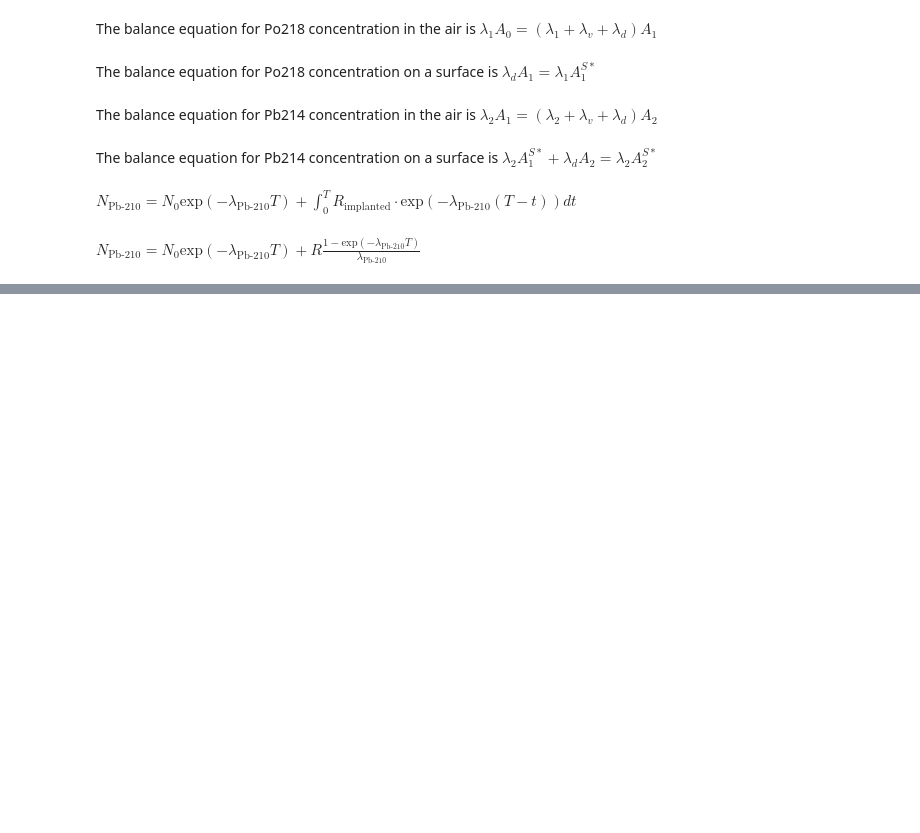
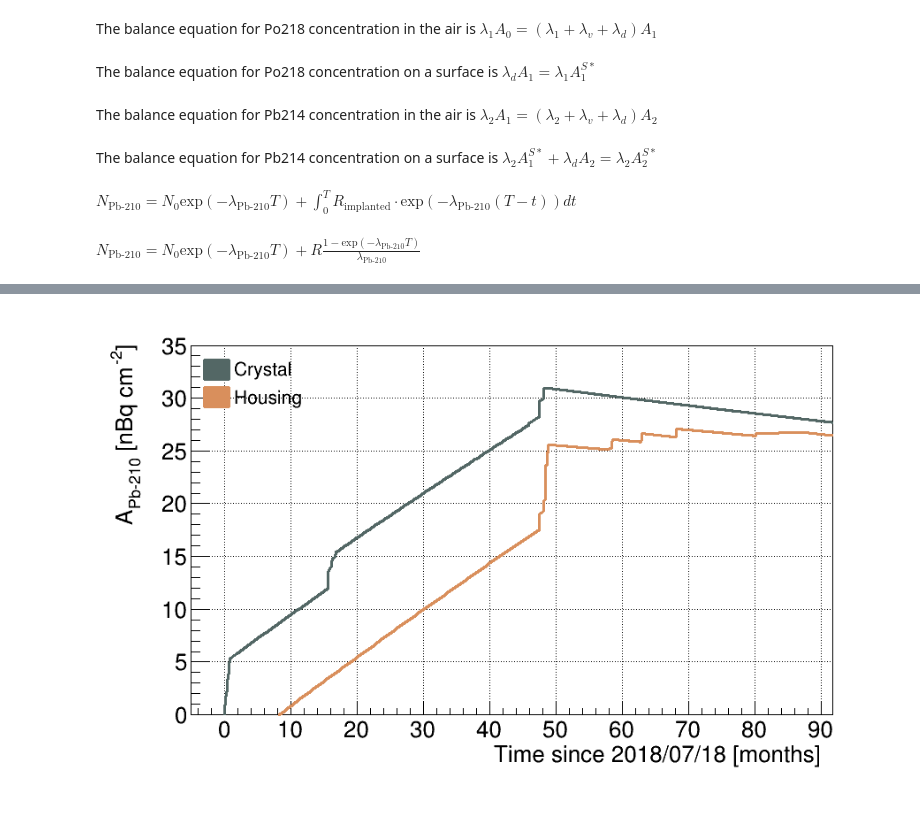
Before and after one commit to perry5334/CDMS, a Jupyter notebook: notebooks/BGM/Pb-210_implantation.ipynb, the cells around one changed output, grey strips where cells are left out. Cells and saved outputs as stored; diff of their text form; code cells hidden in the pictures; blank space fills up the shorter version.

```diff
--- a/notebooks/BGM/Pb-210_implantation.ipynb
+++ b/notebooks/BGM/Pb-210_implantation.ipynb
@@ -195,0 +67,2 @@ mapping = {"SUF Polishing (Tunnel A)":         {"A_0": 25,        "lambda_v": 19
+# %%
+end_date = "2026-03-06 00:00" # date up to which we would like to measure activity
@@ -357,0 +319,24 @@ Activity on detector surface is 5.4e-05 nBq/cm^2
+# %%
+plot = ROOplot(_width=900, _height=600, _xlabel=f'Time since {datetime.fromtimestamp(window_start).strftime("%Y/%m/%d")} [months]',
+               _ylabel="A_{Pb-210} [nBq cm^{-2}]", _leftMargin=0.12, _rightMargin=0.07,
+               _xlim=True, _xlow = -5, _xhigh=max(t_crystal),
+               _ylim=True, _ylow = 0, _yhigh = 35)
+color_crystal = ROOT.TColor.GetColor('#536765')
+color_housing = ROOT.TColor.GetColor('#D98F5C')
+plot.createScatter(t_crystal, Pb210_lambda.nominal_value * N_crystal * 1e9, color = color_crystal, width=3, label = 'Crystal')
+plot.createScatter(t_housing, Pb210_lambda.nominal_value * N_housing * 1e9, color = color_housing, width=3, label = 'Housing')
+
+graphs = plot.getGraphs()
+plot.draw("AL", "L ", grid=True)
+
+legend = ROOT.TLegend(0.13, 0.8, 0.5, 0.91)
+legend.SetBorderSize(0)
+legend.SetFillStyle(0)
+for g, label in graphs:
+    legend.AddEntry(g, label, "f")
+legend.SetTextSize(0.04)
+legend.SetEntrySeparation(0.01)
+legend.SetMargin(0.12)
+
+legend.Draw()
+# %% [output]
@@ -357,0 +344 @@ Activity on detector surface is 5.4e-05 nBq/cm^2
+[figure, added]
```
Also changed, not shown: parts of 28 cells of this notebook, 3 other files.
